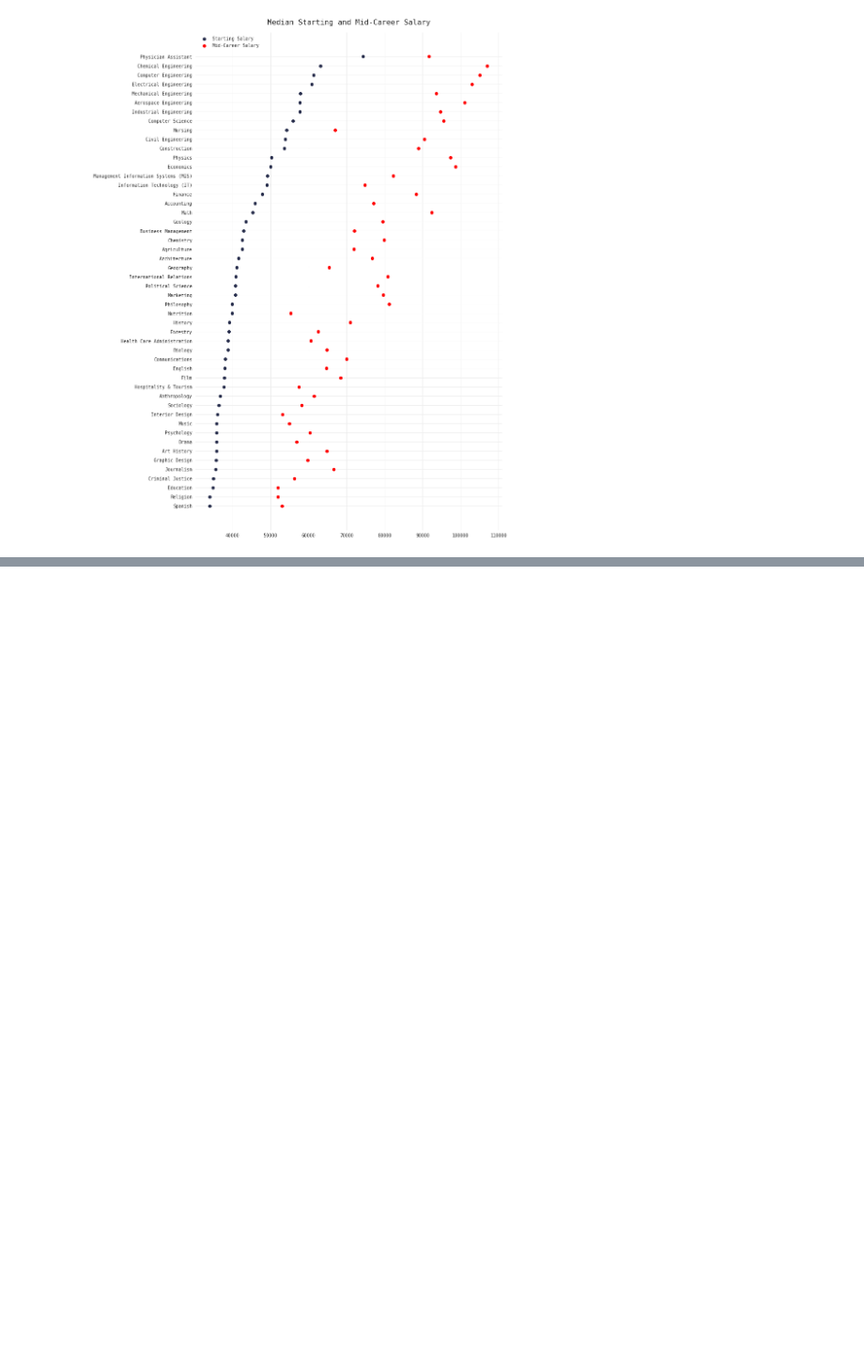
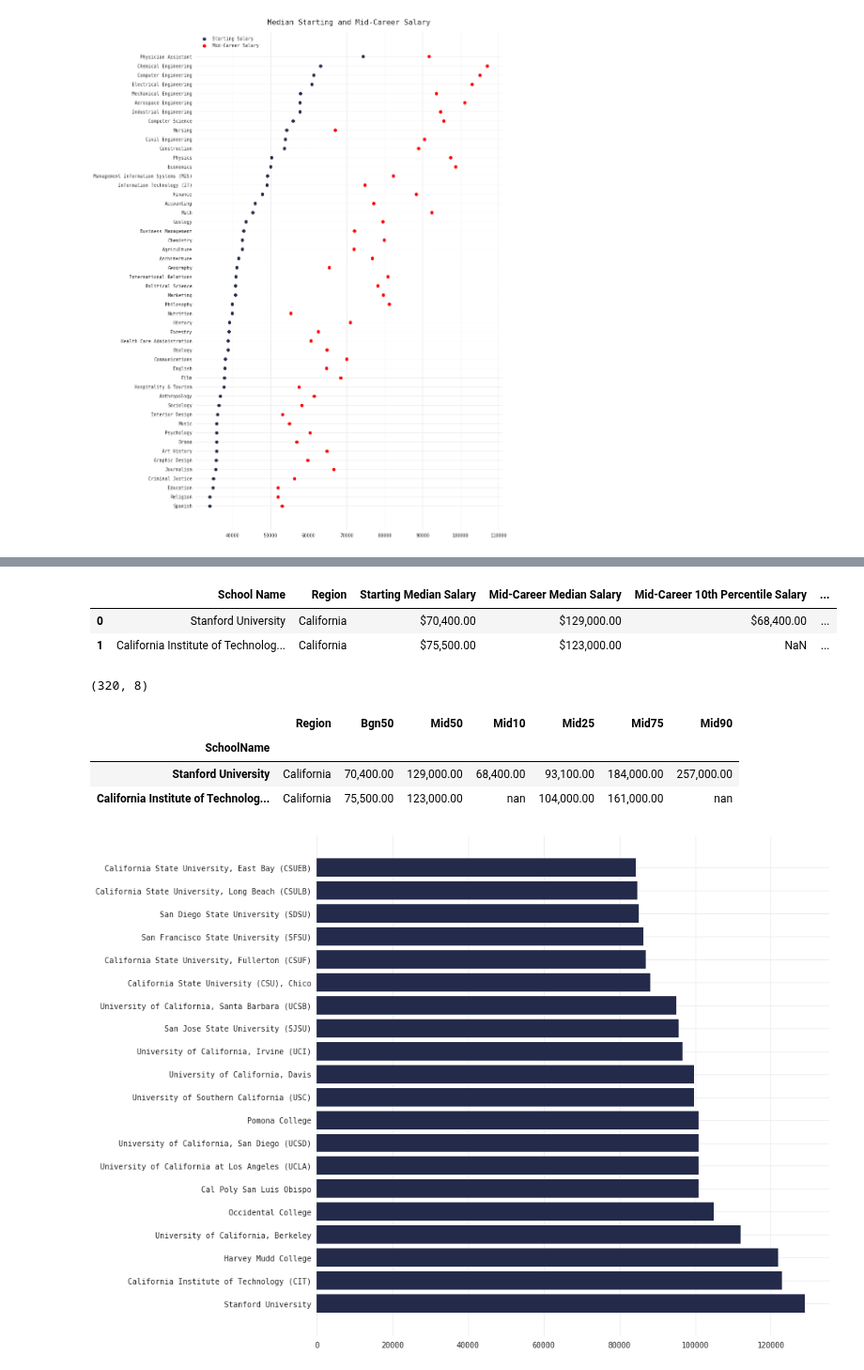
Before and after one commit to qu4ku/datasets-analysis, a Jupyter notebook: 002-collage-salaries.ipynb, the cells around one changed output, grey strips where cells are left out. Shown at 94% size. Saved outputs shown, nothing was run; the diff lists cells and outputs as text; code cells hidden in the pictures; blank space fills up the shorter version.

```diff
--- a/002-collage-salaries.ipynb
+++ b/002-collage-salaries.ipynb
@@ -138,0 +156,32 @@ plt.title('Difference between 10th and 90th percentile'.title(), y=1.01);
+# %%
+region_df = pd.read_csv(ZipFile('data/college-salaries.zip').open('salaries-by-region.csv'))
+region_df.head(2)
+# %% [output]
+|  | School Name | Region | Starting Median Salary | Mid-Career Median Salary | Mid-Career 10th Percentile Salary | ... |
+| 0 | Stanford University | California | $70,400.00 | $129,000.00 | $68,400.00 | ... |
+| 1 | California Institute of Technolog... | California | $75,500.00 | $123,000.00 | NaN | ... |
+# %%
+region_df.shape
+# %% [output]
+(320, 8)
+# %%
+region_df.columns = ['SchoolName', 'Region', 'Bgn50', 'Mid50', 'Mid10', 'Mid25', 'Mid75', 'Mid90']
+# %%
+for col in ['Bgn50', 'Mid50', 'Mid10', 'Mid25', 'Mid75', 'Mid90']:
+    region_df[col] = region_df[col].apply(to_float)
+
+region_df.set_index('SchoolName', inplace=True)
+region_df.sort_values('Mid50')
+region_df.head(2)
+# %% [output]
+|  | Region | Bgn50 | Mid50 | Mid10 | Mid25 | Mid75 | Mid90 |
+| SchoolName |  |  |  |  |  |  |  |
+| Stanford University | California | 70,400.00 | 129,000.00 | 68,400.00 | 93,100.00 | 184,000.00 | 257,000.00 |
+| California Institute of Technolog... | California | 75,500.00 | 123,000.00 | nan | 104,000.00 | 161,000.00 | nan |
+# %%
+top_range = 20
+plt.figure(figsize=(12, 12))
+plt.barh( range(top_range), region_df['Mid50'][:top_range].values, color=MC)
+plt.yticks(range(top_range), region_df['Mid50'][:top_range].index);
+# %% [output]
+[figure, added]
```
Also changed, not shown: parts of 3 cells of this notebook.
